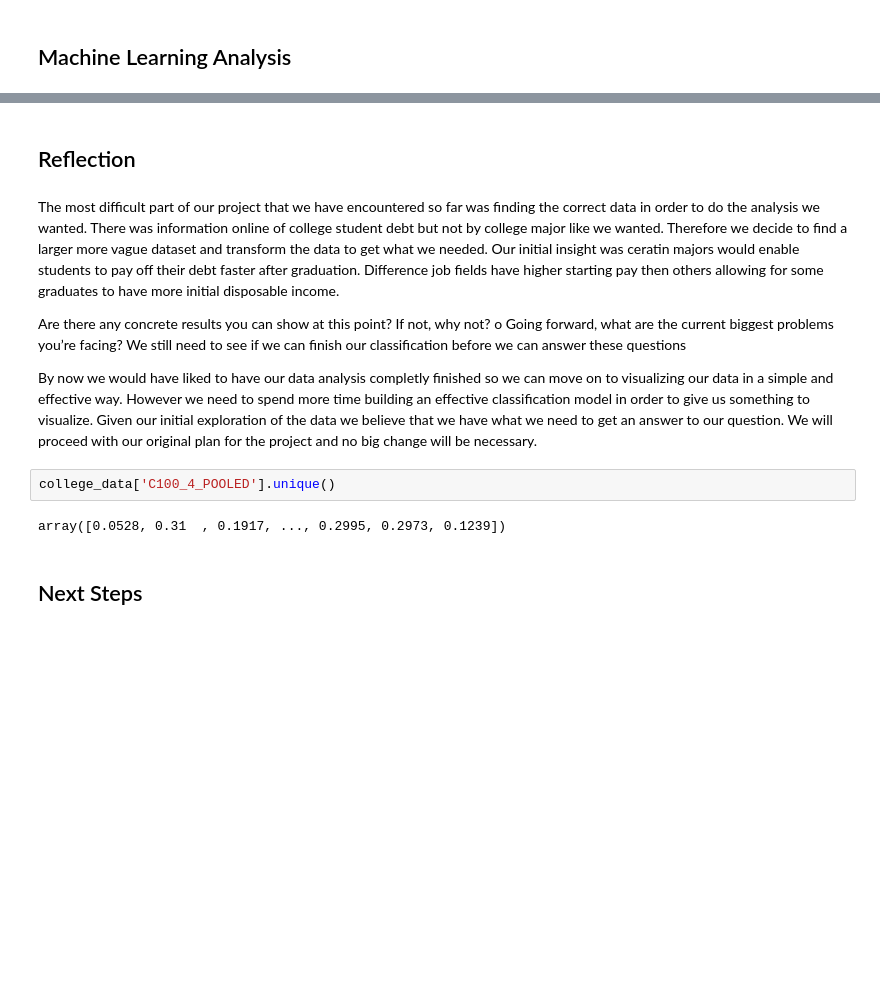
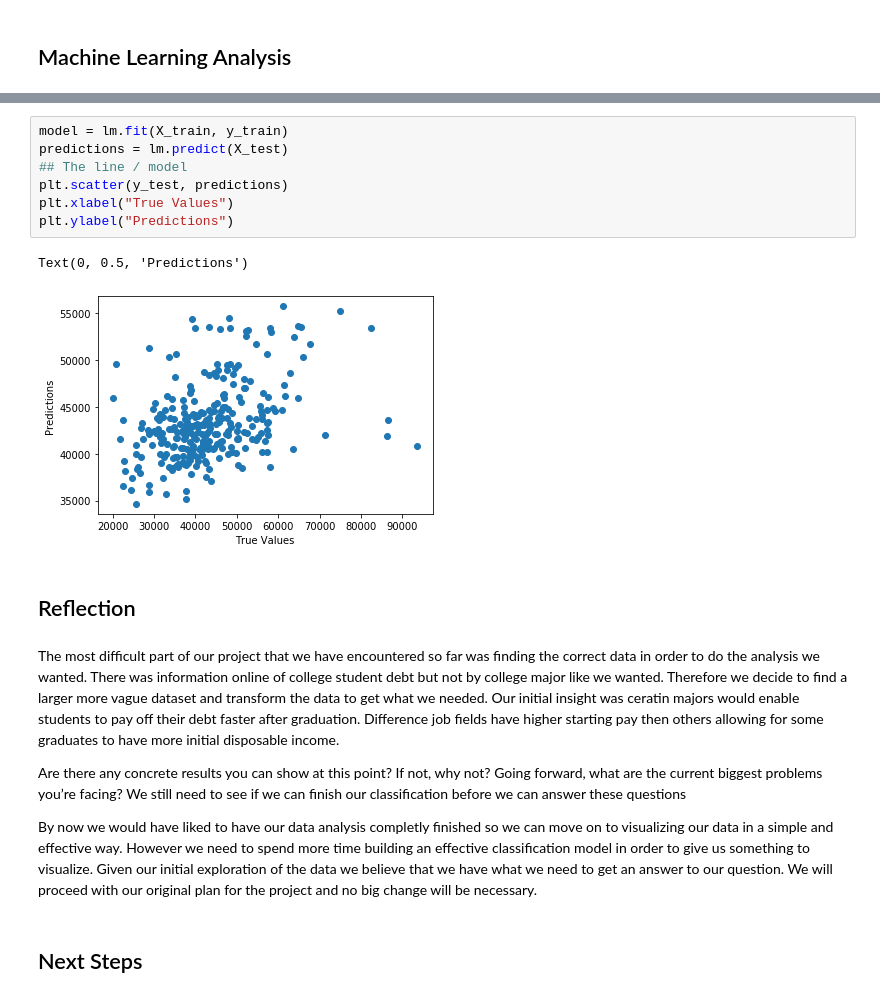
Before and after one commit to YJDave/cs418-s20-cs418_spring20_mighty_python, a Jupyter notebook: EduWorth.ipynb, the cells around one changed output, grey strips where cells are left out. Cells and saved outputs as stored; diff of their text form; blank space fills up the shorter version.

```diff
--- a/EduWorth.ipynb
+++ b/EduWorth.ipynb
@@ -188,3 +205,13 @@ Accuracy of K-NN classifier on test set: 0.00
+# %%
+model = lm.fit(X_train, y_train)
+predictions = lm.predict(X_test)
+## The line / model
+plt.scatter(y_test, predictions)
+plt.xlabel("True Values")
+plt.ylabel("Predictions")
+# %% [output]
+Text(0, 0.5, 'Predictions')
+[figure, added]
 # %% [markdown]
 ## Reflection
 # %% [markdown]
@@ -194,14 +221,10 @@ Therefore we decide to find a larger more vague dataset and transform the data t
 ceratin majors would enable students to pay off their debt faster after graduation. Difference job fields have higher starting
 pay then others allowing for some graduates to have more initial disposable income.
 
-Are there any concrete results you can show at this point? If not, why not? o Going forward, what are the current biggest problems you’re facing?
+Are there any concrete results you can show at this point? If not, why not? Going forward, what are the current biggest problems you’re facing?
 We still need to see if we can finish our classification before we can answer these questions
 
 By now we would have liked to have our data analysis completly finished so we can move on to visualizing our data in a simple and effective way. However we need to spend more time building an effective classification model in order to give us something to visualize. Given our initial exploration of the data we believe that we have what we need to get an answer to our question. We will proceed with our original plan for the project and no big change will be necessary.
-# %%
-college_data['C100_4_POOLED'].unique()
-# %% [output]
-array([0.0528, 0.31  , 0.1917, ..., 0.2995, 0.2973, 0.1239])
 # %% [markdown]
 ## Next Steps
 # %% [markdown]
```
Also changed, not shown: parts of 3 cells of this notebook.
